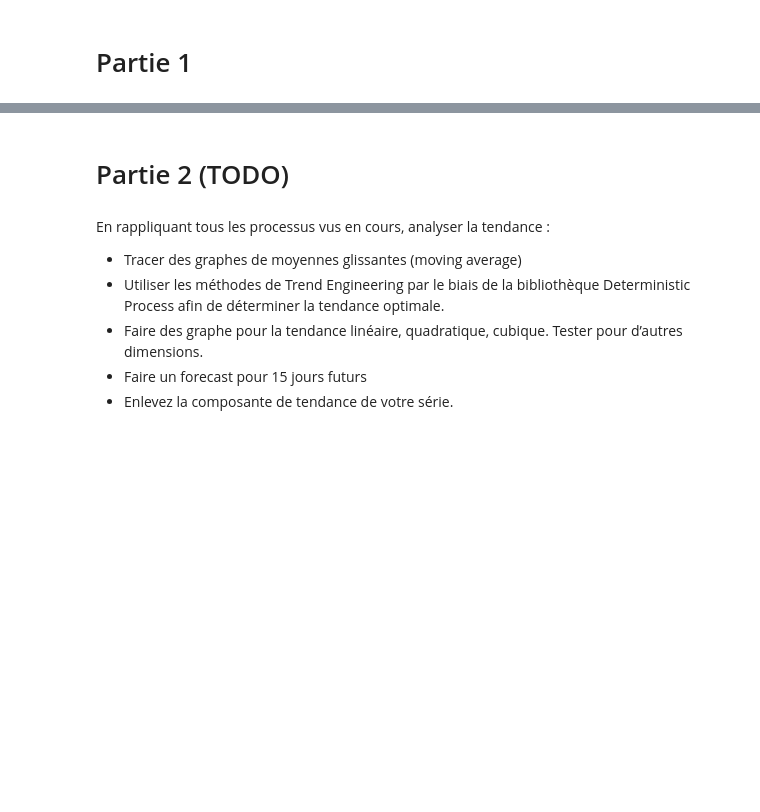
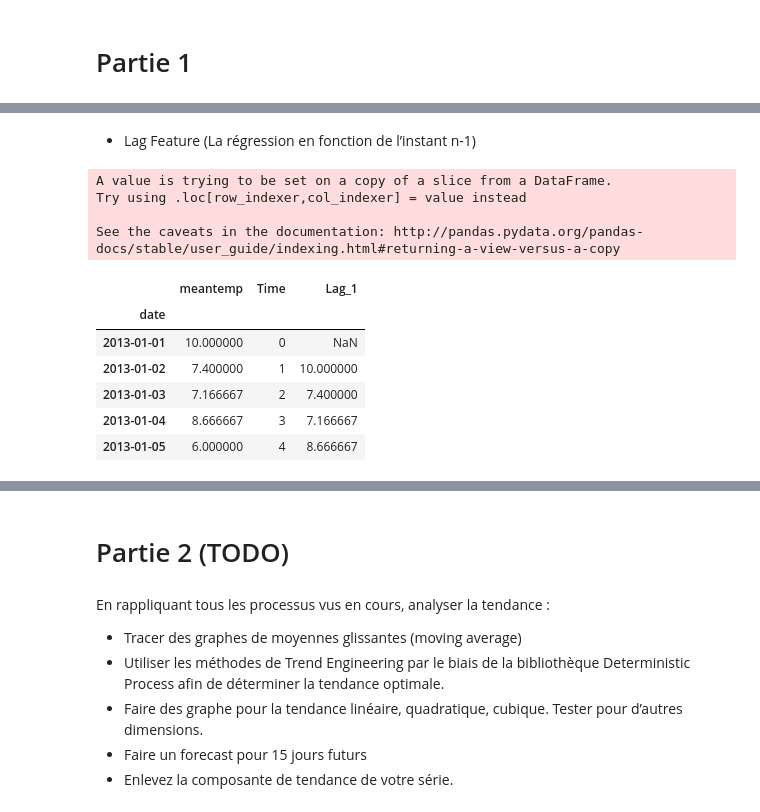
Before and after one commit to MikeDuran-git/TimeForcasting-Project, a Jupyter notebook: Project.ipynb, the cells around one changed output, grey strips where cells are left out. Drawn from its saved outputs; the diff is of its cells as text; code cells hidden in the pictures; blank space fills up the shorter version.

```diff
--- a/Project.ipynb
+++ b/Project.ipynb
@@ -115,0 +97,18 @@ array([['2013-01-01T00:00:00.000000000'],
+# %% [markdown]
+- Lag Feature (La régression en fonction de l’instant n-1)
+# %%
+# on creer le shift de la colonne Lag feature
+df["Lag_1"]=df["meantemp"].shift(1)
+df.head(5)
+# %% [output]
+A value is trying to be set on a copy of a slice from a DataFrame.
+Try using .loc[row_indexer,col_indexer] = value instead
+
+See the caveats in the documentation: http://pandas.pydata.org/pandas-docs/stable/user_guide/indexing.html#returning-a-view-versus-a-copy
+|  | meantemp | Time | Lag_1 |
+| date |  |  |  |
+| 2013-01-01 | 10.000000 | 0 | NaN |
+| 2013-01-02 | 7.400000 | 1 | 10.000000 |
+| 2013-01-03 | 7.166667 | 2 | 7.400000 |
+| 2013-01-04 | 8.666667 | 3 | 7.166667 |
+| 2013-01-05 | 6.000000 | 4 | 8.666667 |
```
Also changed, not shown: parts of 16 cells of this notebook.
